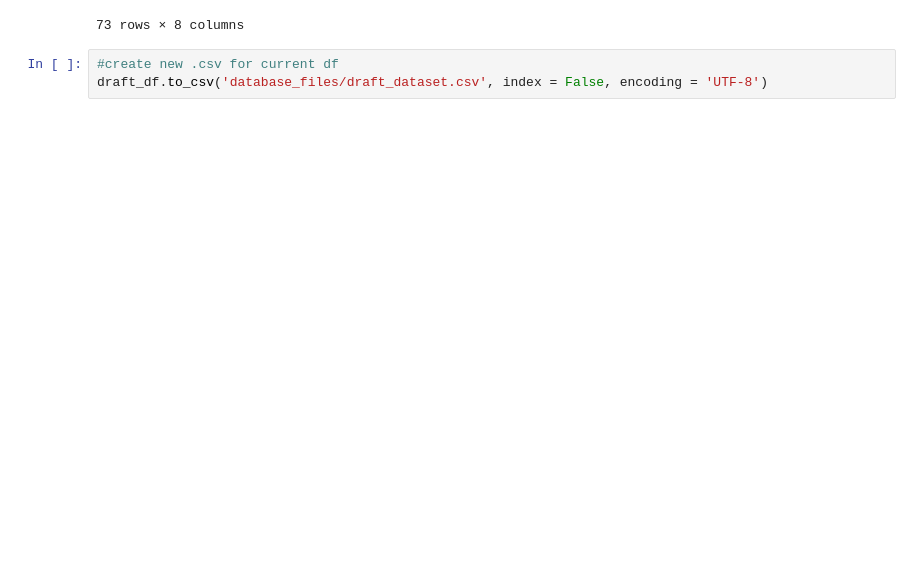
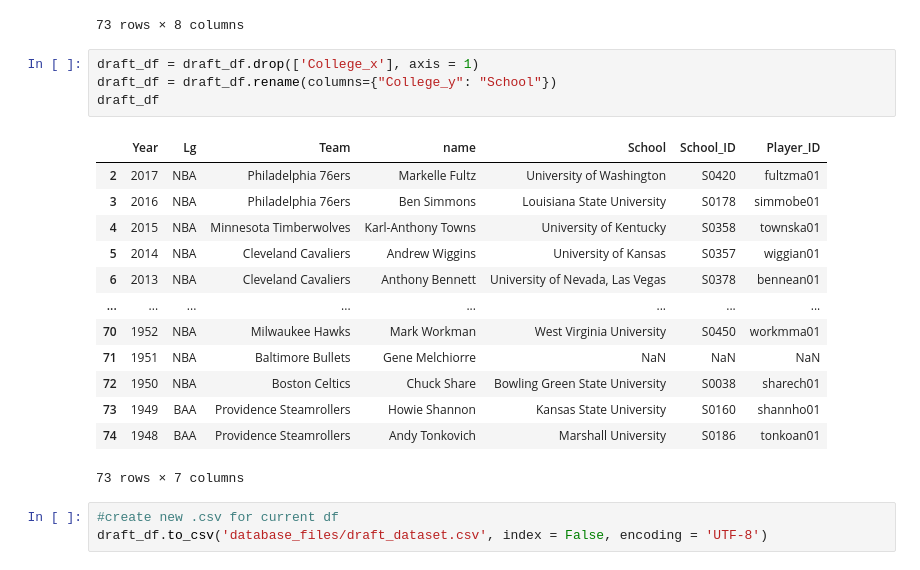
Before and after one commit to wclewett/ETL_project, a Jupyter notebook: player_draft_transformation.ipynb, the cells around one changed output. Saved outputs shown, nothing was run; the diff lists cells and outputs as text; blank space fills up the shorter version.

```diff
--- a/player_draft_transformation.ipynb
+++ b/player_draft_transformation.ipynb
@@ -147,6 +147,24 @@ draft_df
 | 73 | 1949 | BAA | Providence Steamrollers | Howie Shannon | Kansas State | Kansas State University | S0160 | shannho01 |
 | 74 | 1948 | BAA | Providence Steamrollers | Andy Tonkovich | Marshall | Marshall University | S0186 | tonkoan01 |
 73 rows × 8 columns
+# %%
+draft_df = draft_df.drop(['College_x'], axis = 1)
+draft_df = draft_df.rename(columns={"College_y": "School"})
+draft_df
+# %% [output]
+|  | Year | Lg | Team | name | School | School_ID | Player_ID |
+| 2 | 2017 | NBA | Philadelphia 76ers | Markelle Fultz | University of Washington | S0420 | fultzma01 |
+| 3 | 2016 | NBA | Philadelphia 76ers | Ben Simmons | Louisiana State University | S0178 | simmobe01 |
+| 4 | 2015 | NBA | Minnesota Timberwolves | Karl-Anthony Towns | University of Kentucky | S0358 | townska01 |
+| 5 | 2014 | NBA | Cleveland Cavaliers | Andrew Wiggins | University of Kansas | S0357 | wiggian01 |
+| 6 | 2013 | NBA | Cleveland Cavaliers | Anthony Bennett | University of Nevada, Las Vegas | S0378 | bennean01 |
+| ... | ... | ... | ... | ... | ... | ... | ... |
+| 70 | 1952 | NBA | Milwaukee Hawks | Mark Workman | West Virginia University | S0450 | workmma01 |
+| 71 | 1951 | NBA | Baltimore Bullets | Gene Melchiorre | NaN | NaN | NaN |
+| 72 | 1950 | NBA | Boston Celtics | Chuck Share | Bowling Green State University | S0038 | sharech01 |
+| 73 | 1949 | BAA | Providence Steamrollers | Howie Shannon | Kansas State University | S0160 | shannho01 |
+| 74 | 1948 | BAA | Providence Steamrollers | Andy Tonkovich | Marshall University | S0186 | tonkoan01 |
+73 rows × 7 columns
 # %%
 #create new .csv for current df
 draft_df.to_csv('database_files/draft_dataset.csv', index = False, encoding = 'UTF-8')
```
Also changed, not shown: 7 other files.
